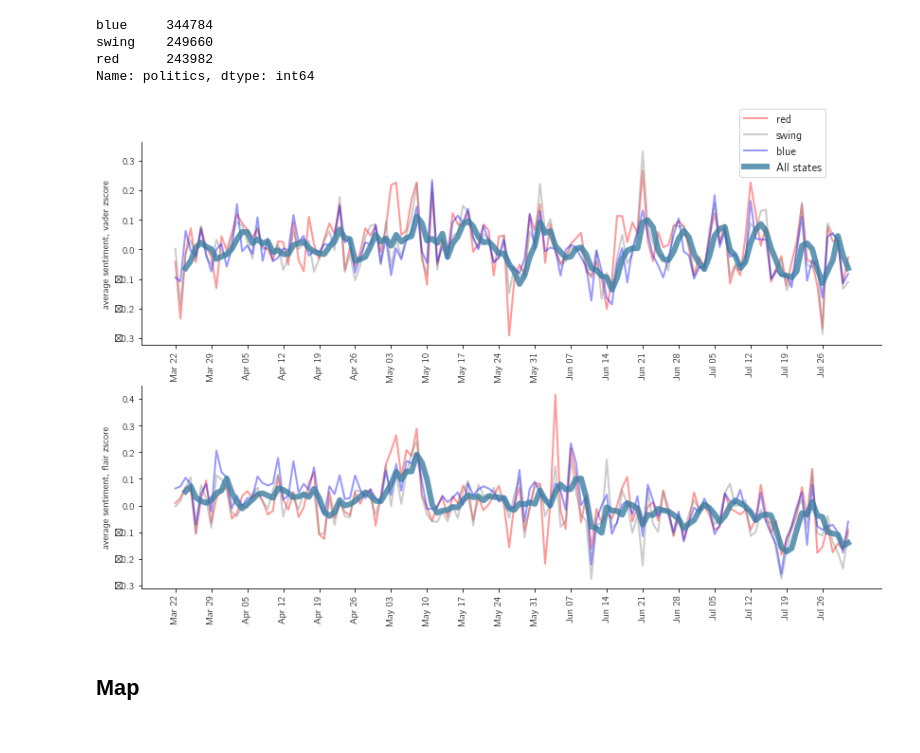
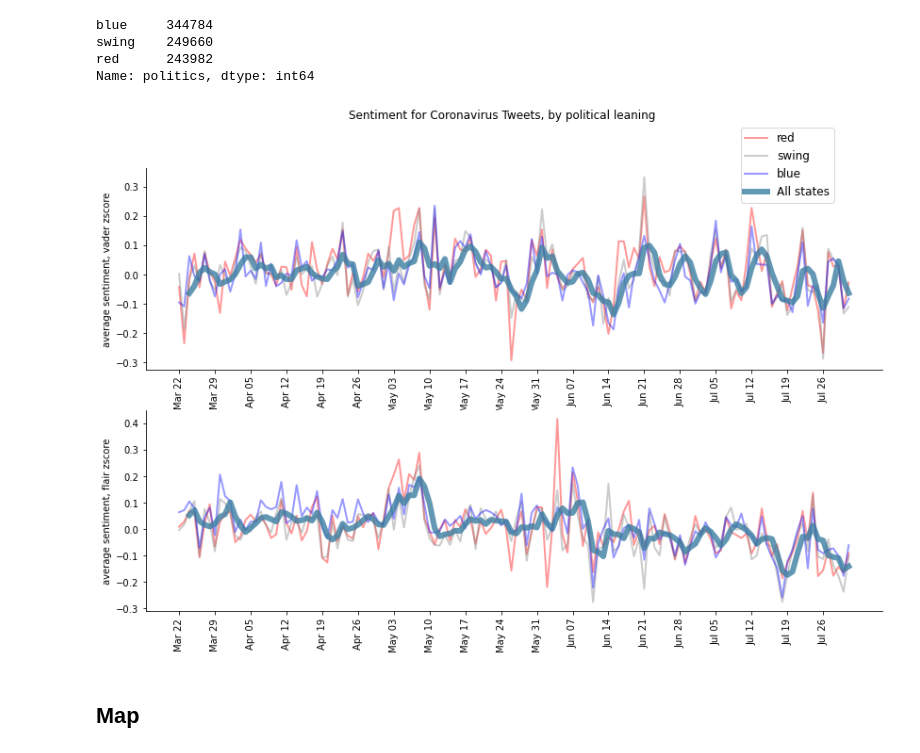
Before and after one commit to gregorygsimon/covid-tweets, a Jupyter notebook: EDA.ipynb, the cells around one changed output. Saved outputs shown, nothing was run; the diff lists cells and outputs as text; code cells hidden in the pictures.

Commit message:
added new figures

```diff
--- a/EDA.ipynb
+++ b/EDA.ipynb
@@ -340,35 +342,35 @@ for i in range(2):
             lw=6,color=colors['teal'],alpha=0.8,
             label='All states')
 
     ticks = list(sentiment_by_day_and_pol.loc['swing'].index)[::7]
 
     fontP = FontProperties()
     fontP.set_size('large')
 
     if i==0:
         ax.legend(bbox_to_anchor=(0.8, 0.8),prop=fontP)
 
     ax.set(ylabel=f'average sentiment, {metric}')
 
 #     def custom_annotation(text, dayofyear,
 #                           textheight = ax.get_ylim()[0]*1,
 #                           tipheight  = ax.get_ylim()[1]*1):
 #         ax.annotate(text,#+'\n'+doy_to_date(dayofyear),
 #                     xy=(dayofyear, tipheight),
 #                     xytext=(dayofyear, textheight),
 #                     arrowprops=dict(facecolor='black', alpha=0.25,width=0.05,
 #                                     headwidth=0.05,headlength=1,shrink=0.01),
 #                     horizontalalignment='center',verticalalignment='center'
 #                    )
 
 #     for p in list(set(peaks['blue'])|set(peaks['red'])):
 #         custom_annotation('',p)
 
 
-#plt.suptitle('Sentiment for Coronavirus Tweets for Top 5 States with Most Tweets')
-
+plt.suptitle('Sentiment for Coronavirus Tweets, by political leaning')
+plt.savefig('by_politics.png',bbox_inches='tight',dpi=400)
 plt.show()
 # %% [output]
-[figure, old version]
+[figure, new version]
 # %% [markdown]
 ## Map
```
Also changed, not shown: parts of 1 cell of this notebook, 2 other files.
